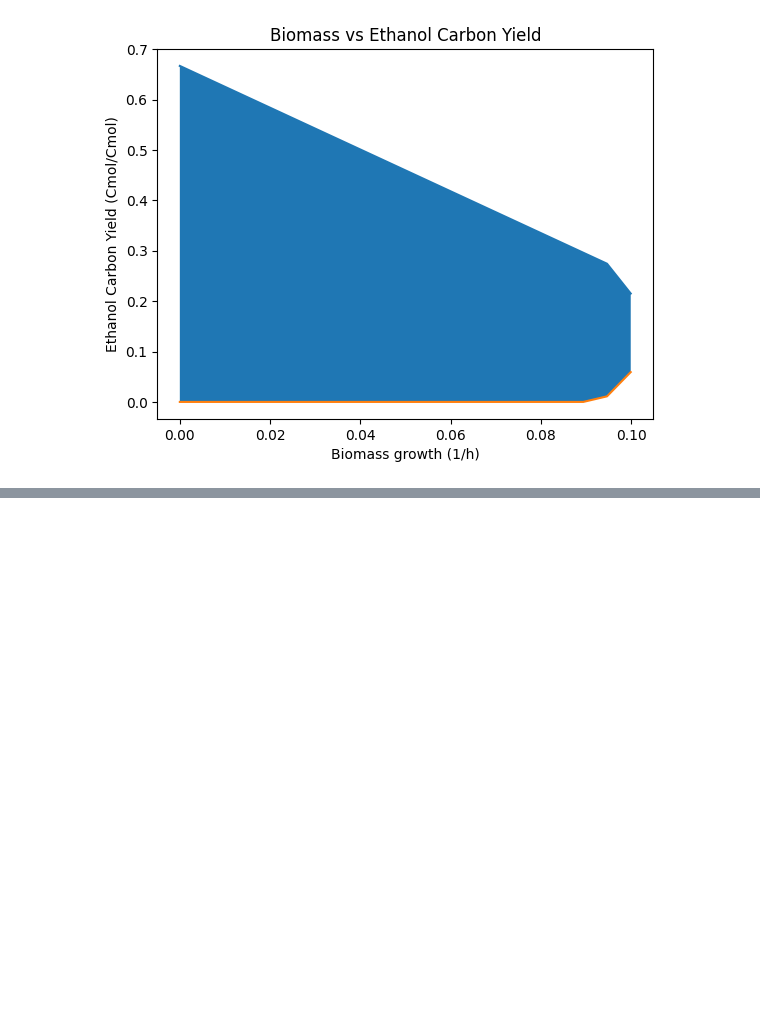
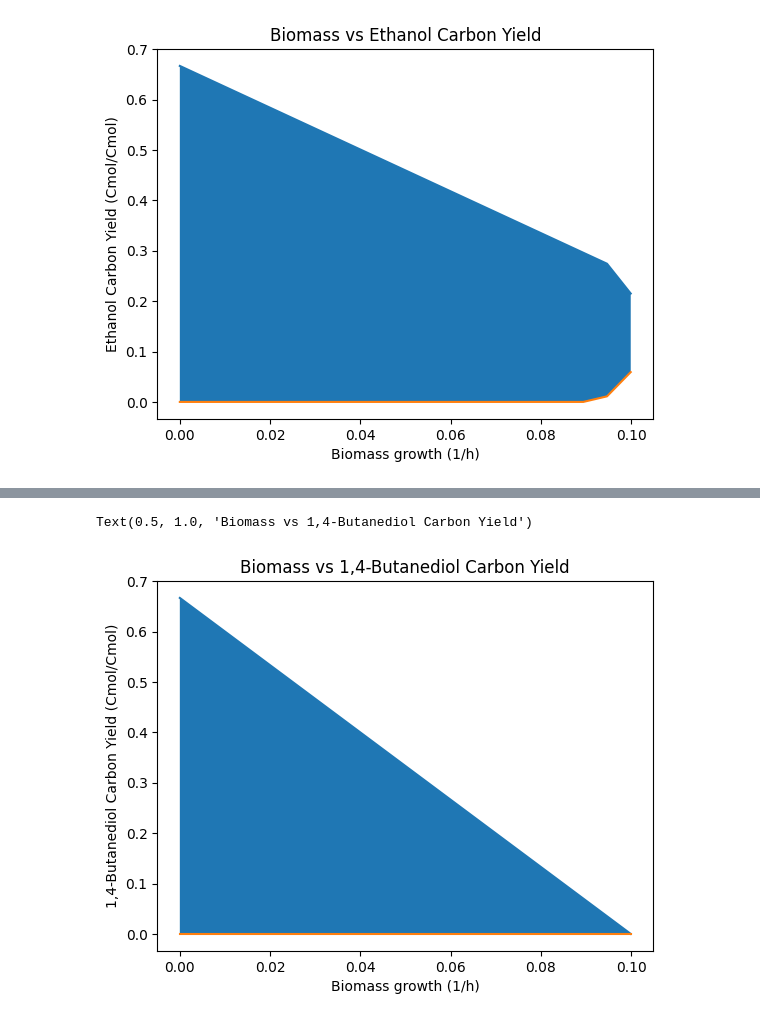
Before and after one commit to matthewkchung/iBag, a Jupyter notebook: test.ipynb, the cells around one changed output, grey strips where cells are left out. Cells and saved outputs as stored; diff of their text form; code cells hidden in the pictures; blank space fills up the shorter version.

```diff
--- a/test.ipynb
+++ b/test.ipynb
@@ -299,0 +382,20 @@ ALCD3ir 9.0 :: H+[c] + NADH[c] + ppal_c <=> NAD[c] + ppoh_c
+# %%
+# 14btd,"1,4-Butanediol","['SUCOAS', 'OXGDC', 'SSCOARx', '4HBDH', '4HBACT', '4HBTALDDH', 'BTDP2']",14btd,alcohol,"['succ', 'akg']","('PMID', 21602812)","['Pathway is provided in Supplementary Data 1, as part of the model used for OptKnock simulations.']",C4H10O2,,,,,,,
+
+ex_14btd = Reaction('EX_14btd', lower_bound=0.0, upper_bound=1000.0)
+ex_14btd.add_metabolites({model.metabolites.get_by_id('14btd_c'): -1.0})
+model.add_reactions([ex_14btd])
+heterologous_rxns.add('EX_14btd')
+
+prod_env = carbon_yield_calcs(model, {'SUCOAS', 'OXGDC', 'SSCOARx', '4HBDH', '4HBACT', '4HBTALDDH', 'BTDP2', 'EX_14btd'}, 'EX_14btd', heterologous_rxns)
+
+plt.fill_between(prod_env['EXBiomass'], prod_env['carbon_yield_minimum'], prod_env['carbon_yield_maximum'])
+plt.plot(prod_env['EXBiomass'], prod_env['carbon_yield_maximum'])
+plt.plot(prod_env['EXBiomass'], prod_env['carbon_yield_minimum'])
+
+plt.xlabel("Biomass growth (1/h)")
+plt.ylabel("1,4-Butanediol Carbon Yield (Cmol/Cmol)")
+plt.title("Biomass vs 1,4-Butanediol Carbon Yield")
+# %% [output]
+Text(0.5, 1.0, 'Biomass vs 1,4-Butanediol Carbon Yield')
+[figure, added]
```
Also changed, not shown: parts of 38 cells of this notebook, 2 other files.
